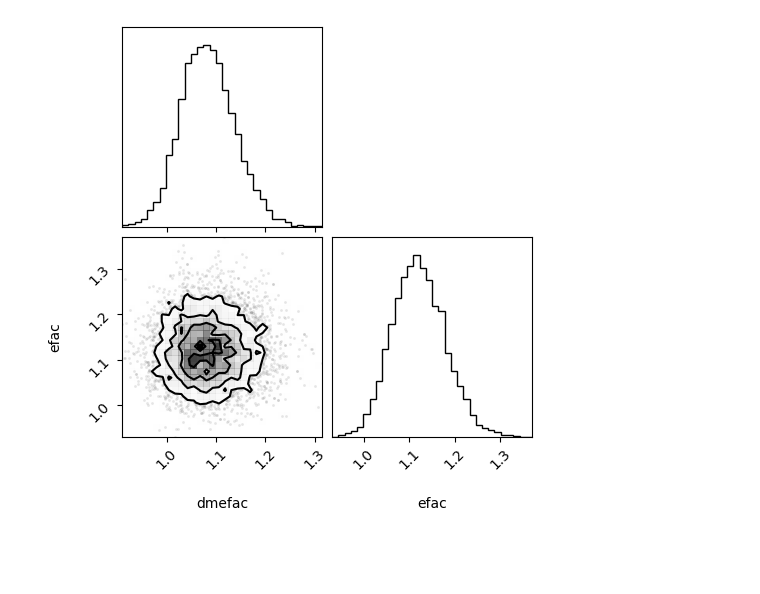
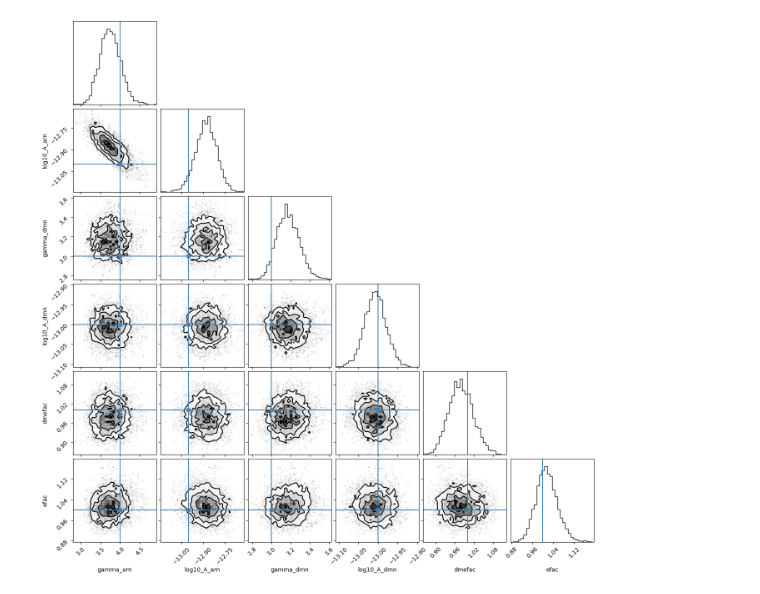
Before and after one commit to abhisrkckl/enterprise_wideband, a Jupyter notebook: examples/example-1.ipynb, the cells around one changed output. Cells and saved outputs as stored; diff of their text form; code cells hidden in the pictures; blank space fills up the shorter version.

```diff
--- a/examples/example-1.ipynb
+++ b/examples/example-1.ipynb
@@ -54,13 +64,17 @@ Run Complete
 chain = np.loadtxt("chains/chain_1.txt")
 burn = int(0.25 * chain.shape[0])
 # %%
-labels = [p[7:] for p in pta.param_names]
+labels = [
+    'gamma_arn', 'log10_A_arn', 'gamma_dmn', 'log10_A_dmn', 'dmefac', 'efac'
+]
+
+true_values = [4, -13, 3, -13, 1, 1]
 # %%
 corner.corner(
     chain[burn:, :-4],
     bins=32,
-    # truths=truths,
+    truths=true_values,
     labels=labels,
 );
 # %% [output]
-[figure, old version]
+[figure, new version]
```
Also changed, not shown: parts of 7 cells of this notebook, 2 other files.
